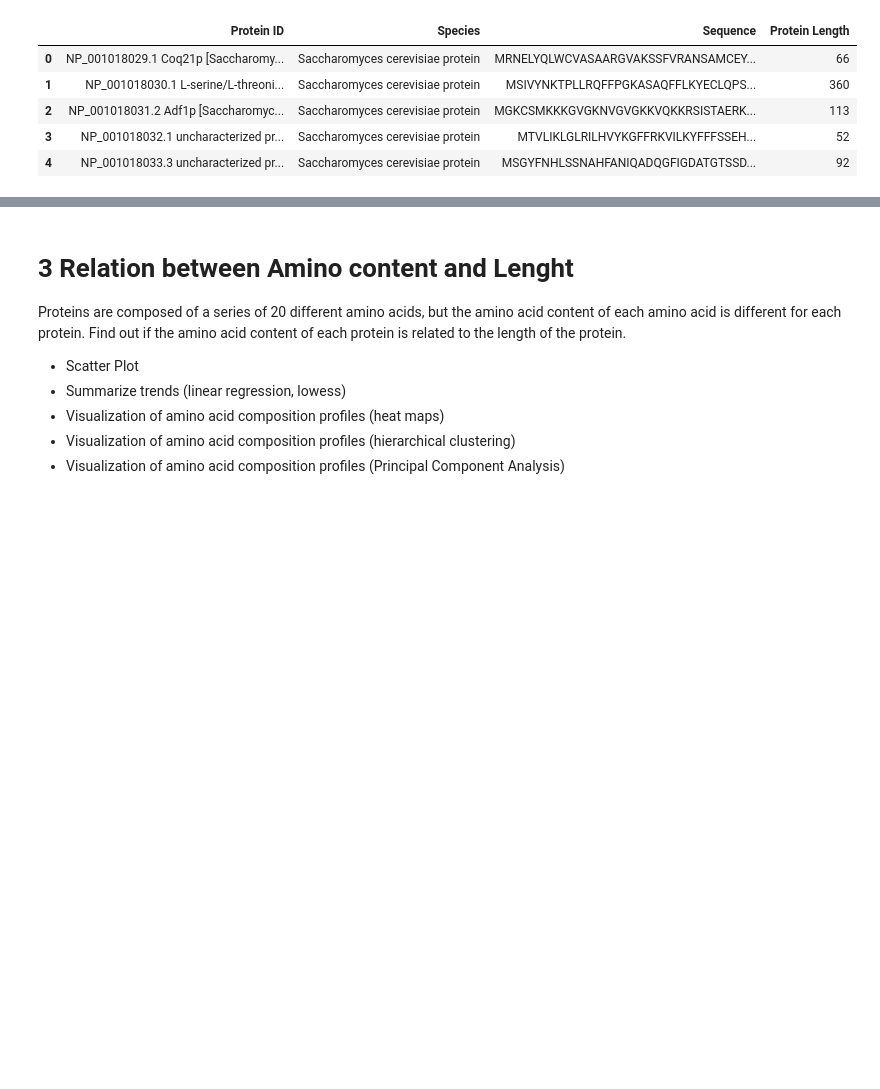
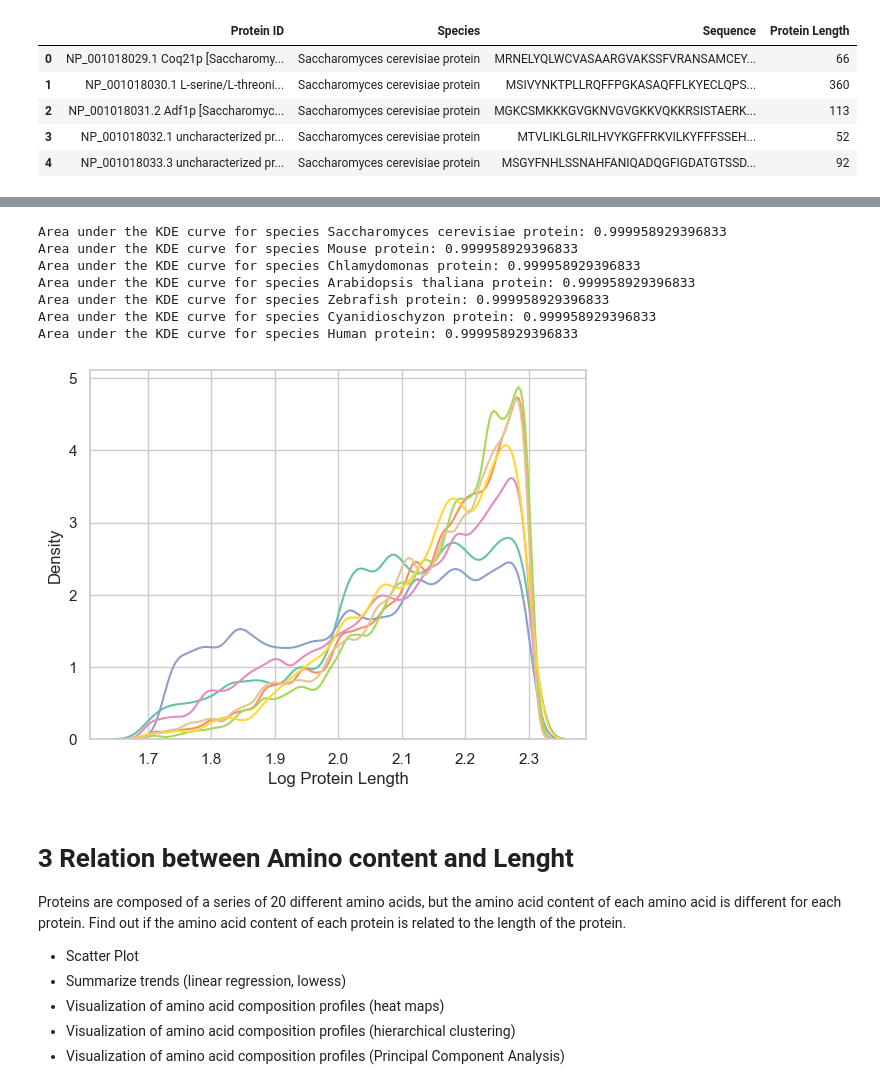
Before and after one commit to jarondlk/info-bio-exercise, a Jupyter notebook: task_1.ipynb, the cells around one changed output, grey strips where cells are left out. Drawn from its saved outputs; the diff is of its cells as text; code cells hidden in the pictures; blank space fills up the shorter version.

```diff
--- a/task_1.ipynb
+++ b/task_1.ipynb
@@ -156,3 +272,37 @@ plot_protein_length_distribution(df)
+# %%
+import numpy as np
+import seaborn as sns
+import matplotlib.pyplot as plt
+
+# Assuming 'df' is your DataFrame and 'Protein Length' and 'Species' columns exist
+df['Log Protein Length'] = np.log10(df['Protein Length'])
+
+# Set up KDE for integration
+unique_species = df['Species'].unique()
+
+for species in unique_species:
+    subset = df[df['Species'] == species]
+
+    # Calculate the KDE for Protein Length
+    kde = sns.kdeplot(data=subset, x='Log Protein Length', fill=False, bw_adjust=0.5)
+
+    # Get the x and y values of the KDE plot
+    x = kde.lines[0].get_xdata()
+    y = kde.lines[0].get_ydata()
+
+    # Numerically integrate the area under the curve
+    auc = np.trapezoid(y, x)
+
+    print(f"Area under the KDE curve for species {species}: {auc}")
+# %% [output]
+Area under the KDE curve for species Saccharomyces cerevisiae protein: 0.999958929396833
+Area under the KDE curve for species Mouse protein: 0.999958929396833
+Area under the KDE curve for species Chlamydomonas protein: 0.999958929396833
+Area under the KDE curve for species Arabidopsis thaliana protein: 0.999958929396833
+Area under the KDE curve for species Zebrafish protein: 0.999958929396833
+Area under the KDE curve for species Cyanidioschyzon protein: 0.999958929396833
+Area under the KDE curve for species Human protein: 0.999958929396833
+[figure, added]
 # %%
 def run_kruskal_wallis_test(df):
     """
```
Also changed, not shown: parts of 6 cells of this notebook.
